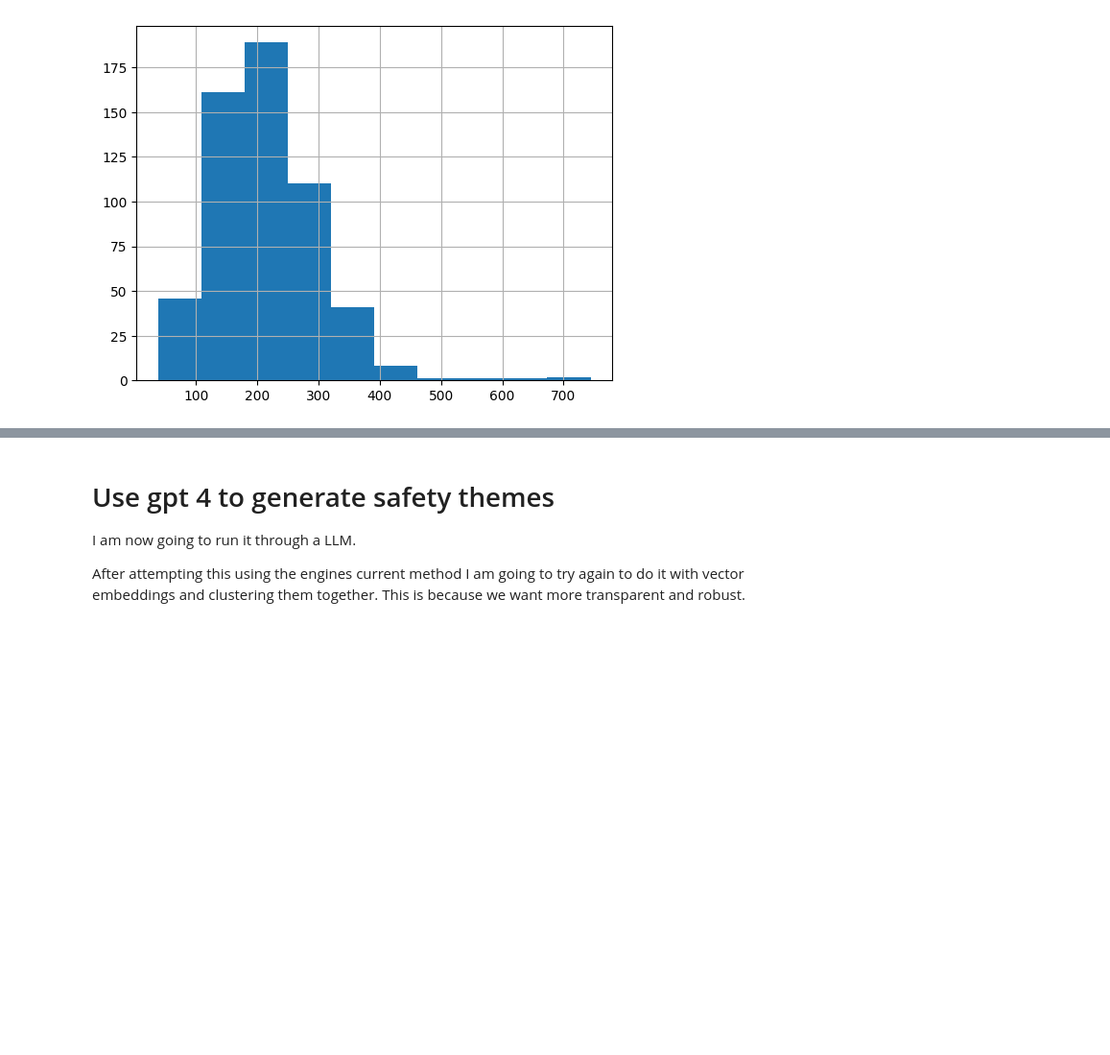
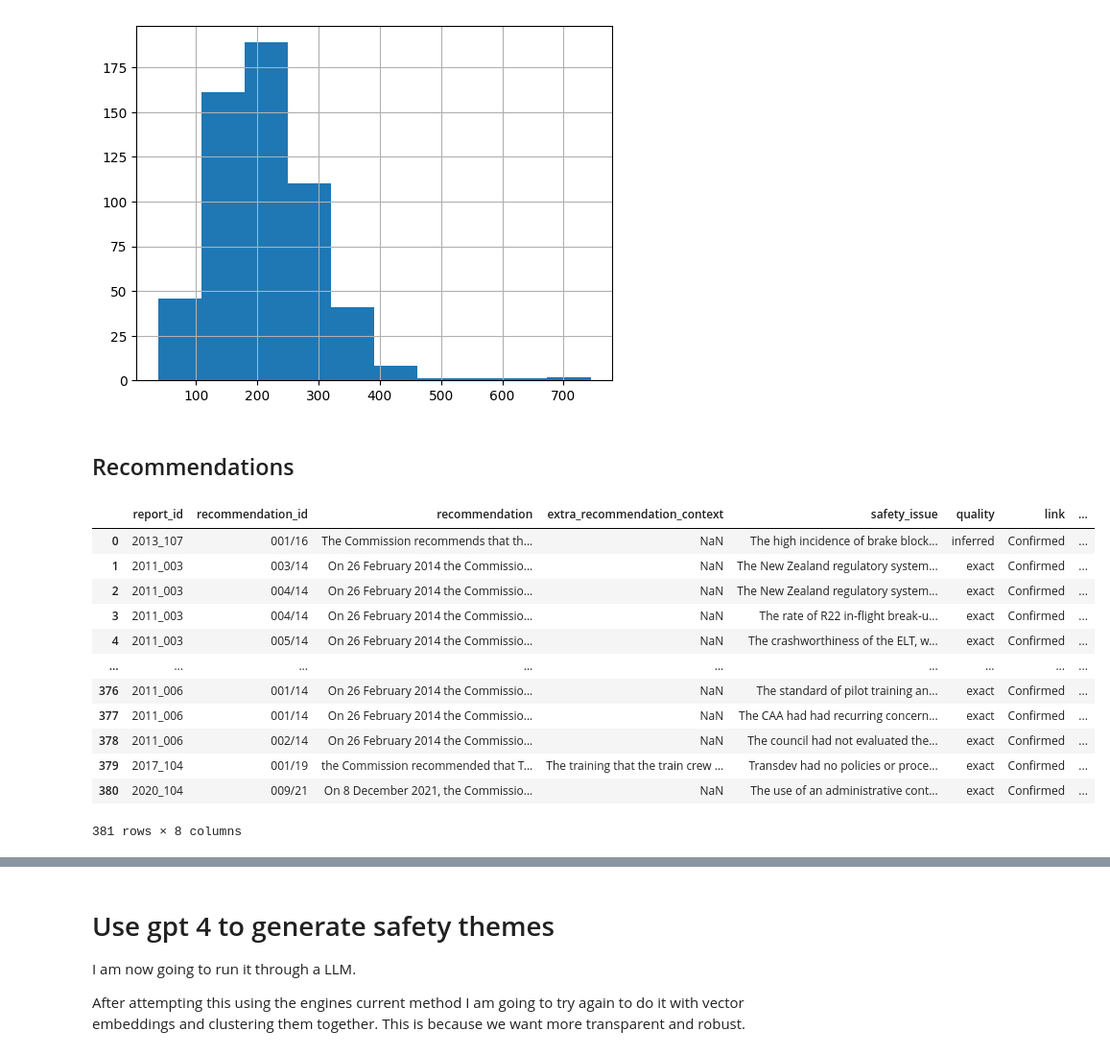
Before and after one commit to 1jamesthompson1/TAIC-report-summary, a Jupyter notebook: notebooks/safety themes_from_safety_issues/safety_themes_from_safety_issues.ipynb, the cells around one changed output, grey strips where cells are left out. Shown at 96% size. Cells and saved outputs as stored; diff of their text form; code cells hidden in the pictures; blank space fills up the shorter version.

```diff
--- a/notebooks/safety themes_from_safety_issues/safety_themes_from_safety_issues.ipynb
+++ b/notebooks/safety themes_from_safety_issues/safety_themes_from_safety_issues.ipynb
@@ -101,3 +107,52 @@ safety_issues_df['si_length'].hist()
 # %% [output]
 <Axes: >
 [figure]
+# %% [markdown]
+## Recommendations
+# %%
+# Read in from files
+
+output_path = "output"
+def get_all_recommendations(output_path):
+
+    recommendations = pd.DataFrame()
+
+    all_reports = [r for r in os.listdir(output_path) if os.path.isdir(os.path.join(output_path, r))]
+
+    for report_id in all_reports:
+
+        recommendations_path = os.path.join(output_path, report_id, f"{report_id}_recommendation_safety_issue_links.csv")
+
+        if not os.path.exists(recommendations_path):
+            continue
+
+        recomendation_df = pd.read_csv(recommendations_path)
+
+        recommendations = pd.concat([recommendations, recomendation_df])
+
+    return recommendations.reset_index(drop=True)
+
+
+recommendations_df = get_all_recommendations(output_path)
+# %%
+# Prepare for merge
+
+recommendations_df = recommendations_df.query('link == "Confirmed"').reset_index(drop=True)
+
+recommendations_df['si'] = recommendations_df['safety_issue'].apply(lambda x: x.strip())
+
+recommendations_df
+# %% [output]
+|  | report_id | recommendation_id | recommendation | extra_recommendation_context | safety_issue | quality | link | ... |
+| 0 | 2013_107 | 001/16 | The Commission recommends that th... | NaN | The high incidence of brake block... | inferred | Confirmed | ... |
+| 1 | 2011_003 | 003/14 | On 26 February 2014 the Commissio... | NaN | The New Zealand regulatory system... | exact | Confirmed | ... |
+| 2 | 2011_003 | 004/14 | On 26 February 2014 the Commissio... | NaN | The New Zealand regulatory system... | exact | Confirmed | ... |
+| 3 | 2011_003 | 004/14 | On 26 February 2014 the Commissio... | NaN | The rate of R22 in-flight break-u... | exact | Confirmed | ... |
+| 4 | 2011_003 | 005/14 | On 26 February 2014 the Commissio... | NaN | The crashworthiness of the ELT, w... | exact | Confirmed | ... |
+| ... | ... | ... | ... | ... | ... | ... | ... | ... |
+| 376 | 2011_006 | 001/14 | On 26 February 2014 the Commissio... | NaN | The standard of pilot training an... | exact | Confirmed | ... |
+| 377 | 2011_006 | 001/14 | On 26 February 2014 the Commissio... | NaN | The CAA had had recurring concern... | exact | Confirmed | ... |
+| 378 | 2011_006 | 002/14 | On 26 February 2014 the Commissio... | NaN | The council had not evaluated the... | exact | Confirmed | ... |
+| 379 | 2017_104 | 001/19 | the Commission recommended that T... | The training that the train crew ... | Transdev had no policies or proce... | exact | Confirmed | ... |
+| 380 | 2020_104 | 009/21 | On 8 December 2021, the Commissio... | NaN | The use of an administrative cont... | exact | Confirmed | ... |
+381 rows × 8 columns
```
Also changed, not shown: parts of 25 cells of this notebook.
